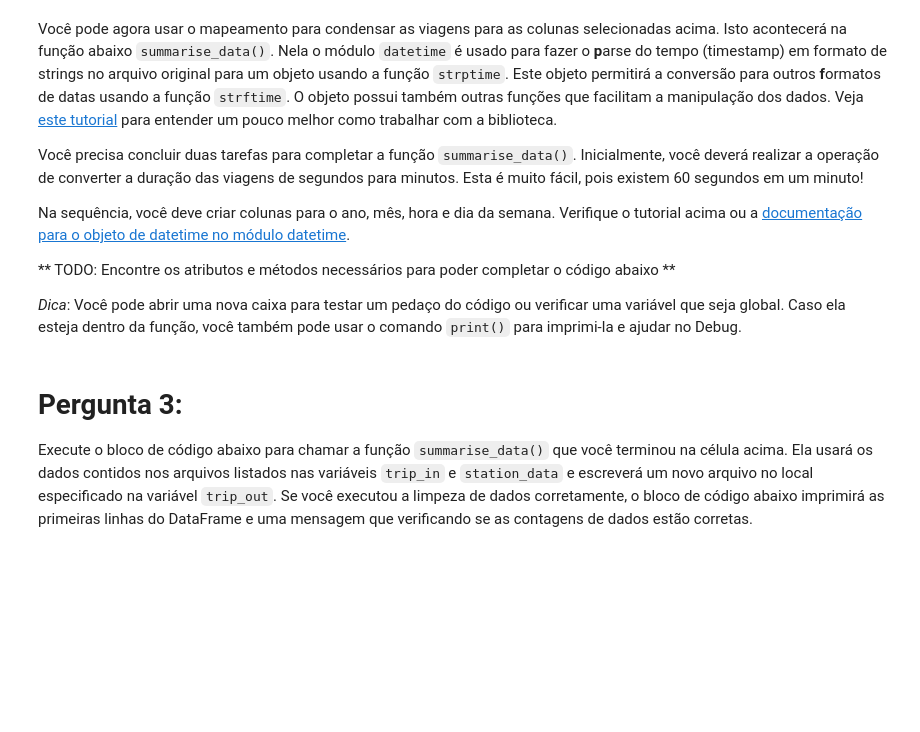
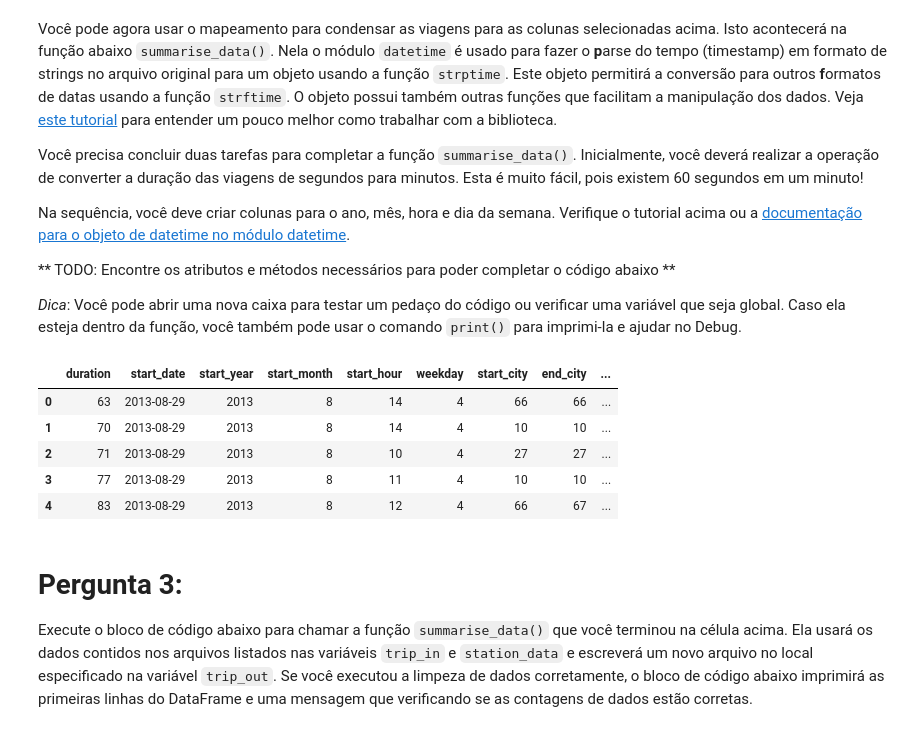
Before and after one commit to wfercosta/ndfdsi-bikeshareanalysis, a Jupyter notebook: Analise_Bay_Area_Bike_Share-NDFDSI.ipynb, the cells around one changed output. Saved outputs shown, nothing was run; the diff lists cells and outputs as text; code cells hidden in the pictures; blank space fills up the shorter version.

```diff
--- a/Analise_Bay_Area_Bike_Share-NDFDSI.ipynb
+++ b/Analise_Bay_Area_Bike_Share-NDFDSI.ipynb
@@ -166,7 +162,7 @@ def create_station_mapping(station_data):
     e a cidade
     """
     # TODO: Inicie esta variável de maneira correta.
-    station_map = __
+    station_map = {}
     for data_file in station_data:
         with open(data_file, 'r') as f_in:
             # configura o objeto csv reader - note que está sendo usado o DictReader,
@@ -175,5 +171,5 @@ def create_station_mapping(station_data):
             weather_reader = csv.DictReader(f_in)
 
             for row in weather_reader:
-                # TODO: faça o mapeamento aqui
+                station_map[row['station_id']] = row['landmark']
     return station_map
@@ -221,30 +220,42 @@ def summarise_data(trip_in, station_data, trip_out):
                     # converte a duração de segundos para minutos.
                     ### TODO: Pergunta 3a: Adicione uma operação matemática       ###
                     ### para converter a duração de segundos para minutos.  ###
-                    new_point['duration'] = ___
+                    new_point['duration'] = row['Duration']
 
                     # reformate strings com datas para múltiplas colunas
                     ### TODO: Pergunta 3b: Preencha os __ abaixo para criar os        ###
                     ### campos experados nas colunas (olhe pelo nome da coluna) ###
                     trip_date = datetime.strptime(row['Start Date'], '%m/%d/%Y %H:%M')
-                    new_point['start_date']  = trip_date.__
-                    new_point['start_year']  = trip_date.__
-                    new_point['start_month'] = trip_date.__
-                    new_point['start_hour']  = trip_date.__
-                    new_point['weekday']     = trip_date.__
+                    new_point['start_date']  = trip_date.strftime('%Y-%m-%d')
+                    new_point['start_year']  = trip_date.strftime('%Y')
+                    new_point['start_month'] = trip_date.strftime('%m')
+                    new_point['start_hour']  = trip_date.strftime('%H')
+                    new_point['weekday']     = trip_date.strftime('%w')
 
                     # TODO: mapeia o terminal de inicio e fim com o a cidade de inicio e fim
-                    new_point['start_city'] = __
-                    new_point['end_city'] = __
+                    new_point['start_city'] = row['Start Terminal']
+                    new_point['end_city'] = row['End Terminal']
 
                     # TODO: existem dois nomes diferentes para o mesmo campo. Trate cada um deles.
                     if 'Subscription Type' in row:
-                        new_point['subscription_type'] = __
+                        new_point['subscription_type'] = row['Subscription Type']
                     else:
-                        new_point['subscription_type'] = __
+                        new_point['subscription_type'] = row['Subscriber Type']
 
                     # escreve a informação processada para o arquivo de saída.
                     trip_writer.writerow(new_point)
+# %%
+# Testa a execução da função
+summarise_data({'201309_trip_data.csv'}, {'201402_station_data.csv'}, 'sumarize_data_test.csv')
+test_file = pd.read_csv('sumarize_data_test.csv')
+test_file.head()
+# %% [output]
+|  | duration | start_date | start_year | start_month | start_hour | weekday | start_city | end_city | ... |
+| 0 | 63 | 2013-08-29 | 2013 | 8 | 14 | 4 | 66 | 66 | ... |
+| 1 | 70 | 2013-08-29 | 2013 | 8 | 14 | 4 | 10 | 10 | ... |
+| 2 | 71 | 2013-08-29 | 2013 | 8 | 10 | 4 | 27 | 27 | ... |
+| 3 | 77 | 2013-08-29 | 2013 | 8 | 11 | 4 | 10 | 10 | ... |
+| 4 | 83 | 2013-08-29 | 2013 | 8 | 12 | 4 | 66 | 67 | ... |
 # %% [markdown]
 # Pergunta 3:
 Execute o bloco de código abaixo para chamar a função `summarise_data()` que você terminou na célula acima. Ela usará os dados contidos nos arquivos listados nas variáveis `trip_in` e `station_data` e escreverá um novo arquivo no local especificado na variável `trip_out`. Se você executou a limpeza de dados corretamente, o bloco de código abaixo imprimirá as primeiras linhas do DataFrame e uma mensagem que verificando se as contagens de dados estão corretas.
```
Also changed, not shown: parts of 3 cells of this notebook, 1 other file.
